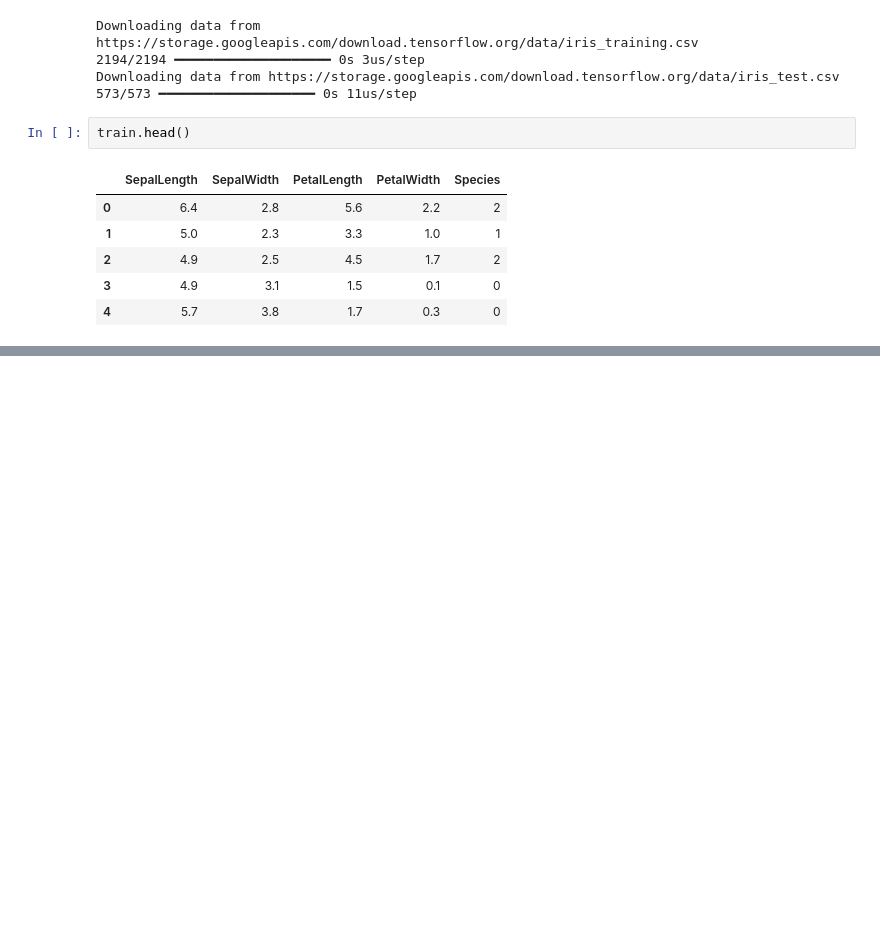
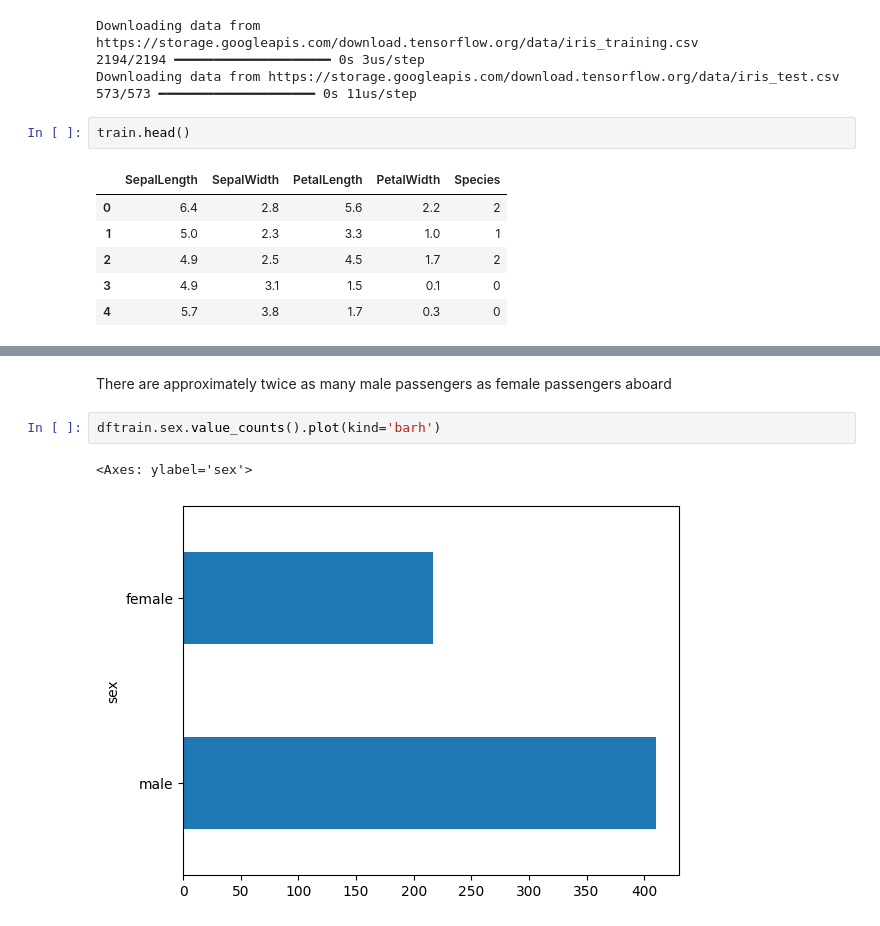
Before and after one commit to SAMANTA1401/deep_learning_tensorflow, a Jupyter notebook: estimator/premade.ipynb, the cells around one changed output, grey strips where cells are left out. Drawn from its saved outputs; the diff is of its cells as text; blank space fills up the shorter version.

```diff
--- a/estimator/premade.ipynb
+++ b/estimator/premade.ipynb
@@ -31,0 +175,7 @@ train.head()
+# %% [markdown]
+There are approximately twice as many male passengers as female passengers aboard
+# %%
+dftrain.sex.value_counts().plot(kind='barh')
+# %% [output]
+<Axes: ylabel='sex'>
+[figure, added]
```
Also changed, not shown: parts of 65 cells of this notebook, 11 other files.
